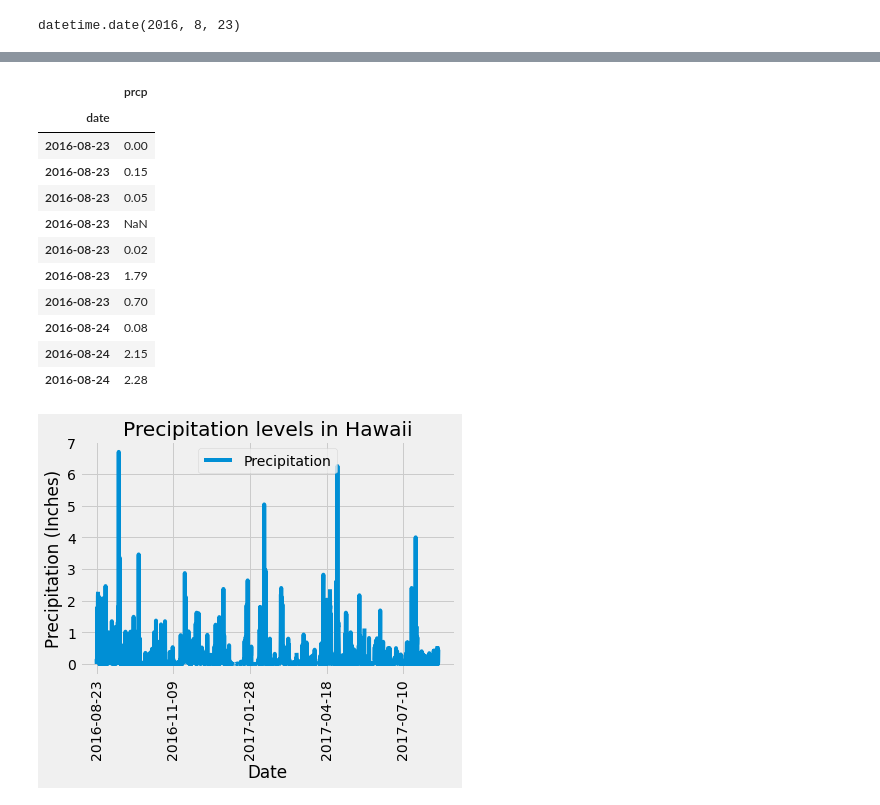
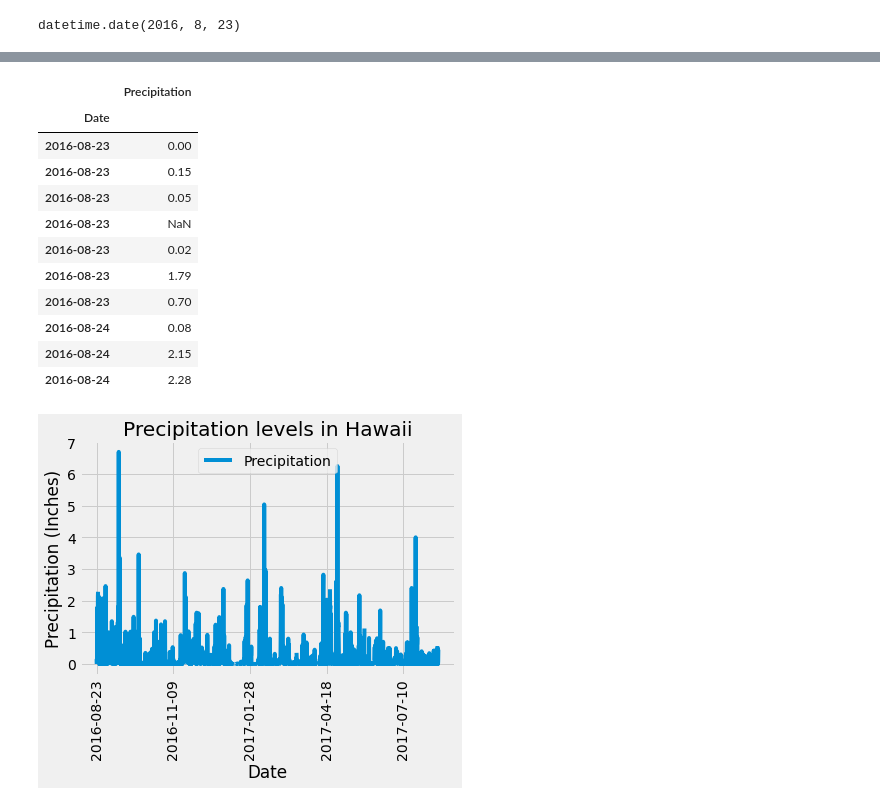
Before and after one commit to dan1ellec/sqlalchemy-challenge, a Jupyter notebook: climate_analysis.ipynb, the cells around one changed output, grey strips where cells are left out. Cells and saved outputs as stored; diff of their text form; code cells hidden in the pictures.

```diff
--- a/climate_analysis.ipynb
+++ b/climate_analysis.ipynb
@@ -107,11 +87,11 @@ query
 # %%
 # Saving the query results as a Pandas DataFrame and setting the index to the date column
-df = pd.DataFrame(query, columns=['date', 'prcp'])
-df.set_index('date', inplace=True)
+df = pd.DataFrame(query, columns=['Date', 'Precipitation'])
+df.set_index('Date', inplace=True)
 df.head(10)
 # %% [output]
-|  | prcp |
-| date |  |
+|  | Precipitation |
+| Date |  |
 | 2016-08-23 | 0.00 |
 | 2016-08-23 | 0.15 |
 | 2016-08-23 | 0.05 |
```
Also changed, not shown: parts of 9 cells of this notebook.
